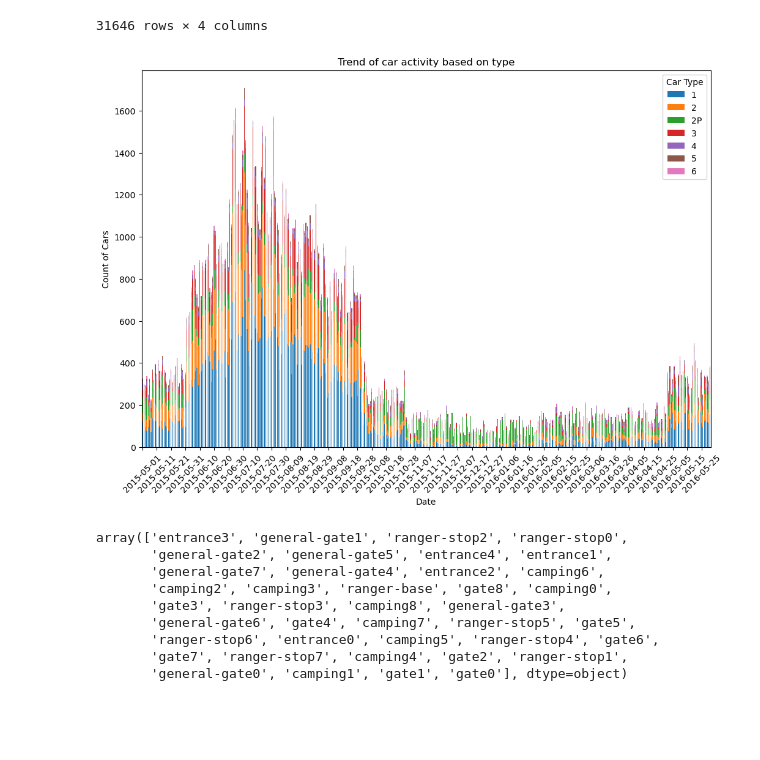
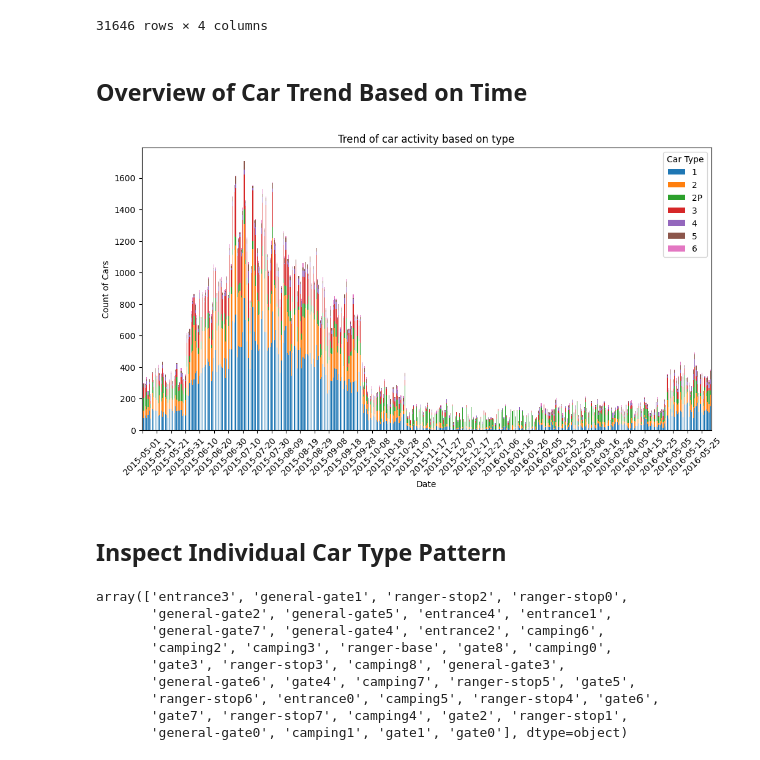
Before and after one commit to ssusnea/sds235-hw3, a Jupyter notebook: traffic_analysis.ipynb, the cells around one changed output. Saved outputs shown, nothing was run; the diff lists cells and outputs as text; code cells hidden in the pictures; blank space fills up the shorter version.

```diff
--- a/traffic_analysis.ipynb
+++ b/traffic_analysis.ipynb
@@ -40,3 +40,5 @@ traffic_day_type_grouped
 | 31644 | 2016-05-31 | ranger-stop6 | 2P | 2 |
 | 31645 | 2016-05-31 | ranger-stop6 | 4 | 2 |
 31646 rows × 4 columns
+# %% [markdown]
+## Overview of Car Trend Based on Time
@@ -43,17 +48,16 @@ traffic_day_type_grouped
 # %%
-stacked_data = traffic_day_type_grouped.pivot_table(index='Date', columns='car-type', values='count', aggfunc='sum', fill_value=0)
-
-# Plot stacked bar chart
-ax = stacked_data.plot(kind='bar', stacked=True, figsize=(12, 8))
+ax = stacked_data.plot(kind='bar', stacked=True, figsize=(12, 6))
 plt.title('Trend of car activity based on type')
 plt.xlabel('Date')
 ax.set_xticks(ax.get_xticks()[::10])
 plt.ylabel('Count of Cars')
 plt.legend(title='Car Type')
 plt.xticks(rotation=45)
 plt.show()
 # %% [output]
-[figure, old version]
+[figure, new version]
+# %% [markdown]
+## Inspect Individual Car Type Pattern
 # %%
 traffic_data['gate-name'].unique()
 # %% [output]
```
Also changed, not shown: parts of 5 cells of this notebook.
